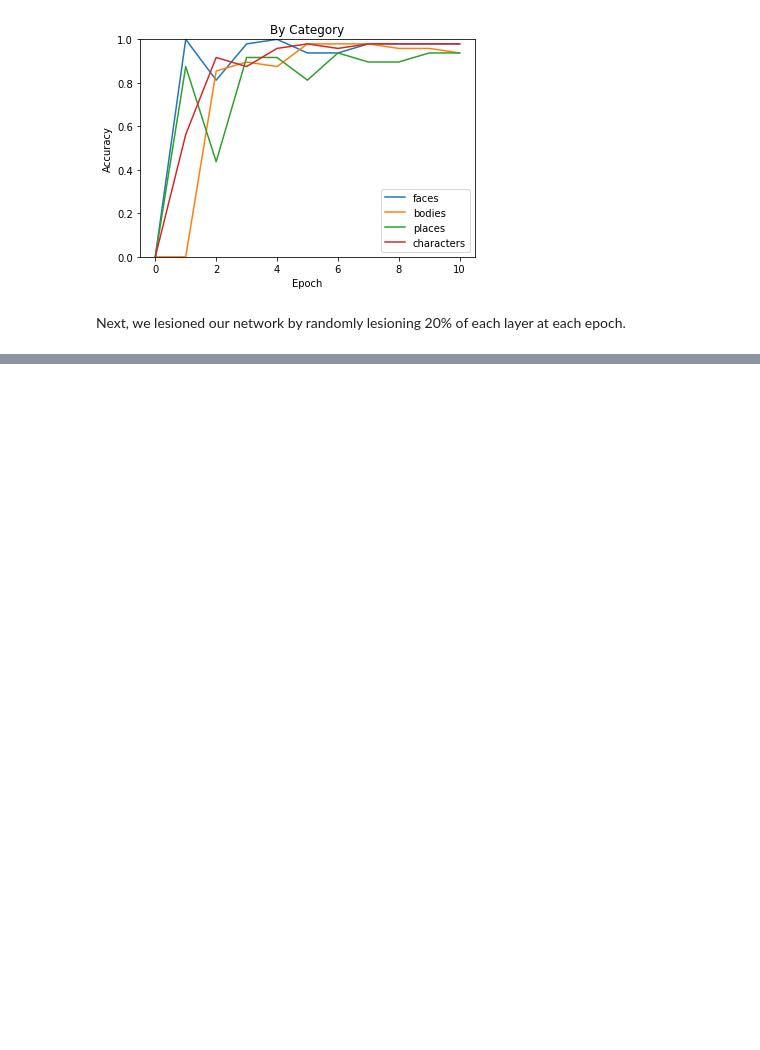
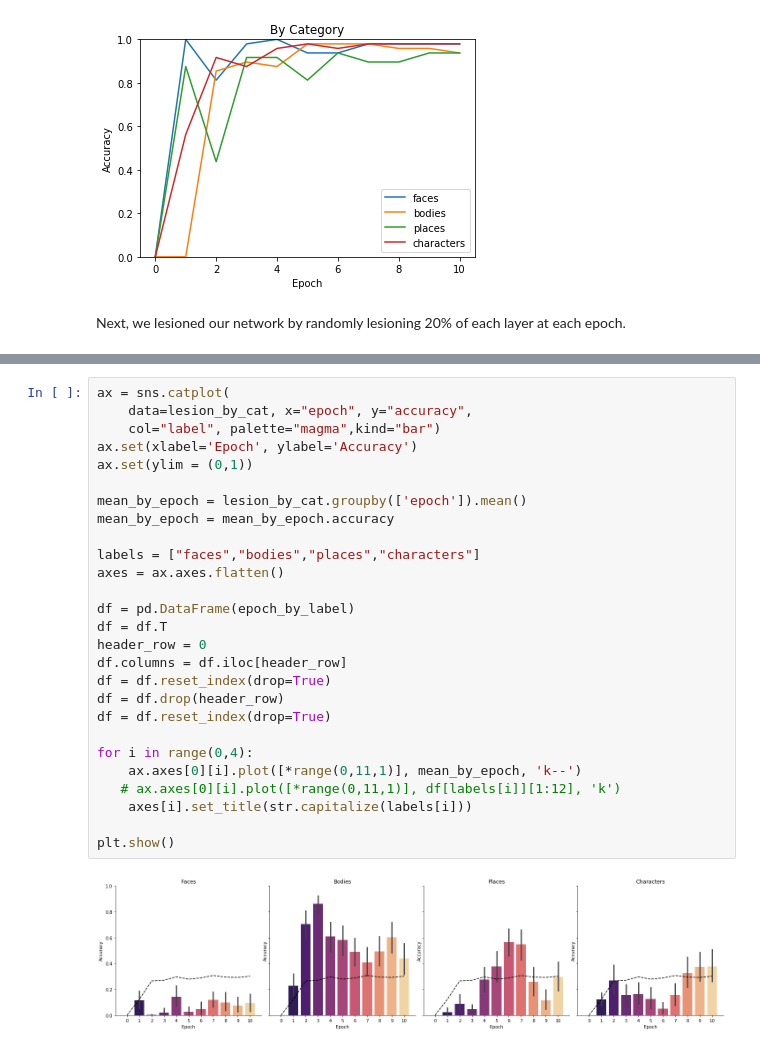
Before and after one commit to violetxi/PSYCH250FinalProject, a Jupyter notebook: writeup/writeup.ipynb, the cells around one changed output, grey strips where cells are left out. Saved outputs shown, nothing was run; the diff lists cells and outputs as text; blank space fills up the shorter version.

```diff
--- a/writeup/writeup.ipynb
+++ b/writeup/writeup.ipynb
@@ -112,0 +132,29 @@ Next, we wanted to check whether lesioning differentially affected classificatio
+# %%
+ax = sns.catplot(
+    data=lesion_by_cat, x="epoch", y="accuracy",
+    col="label", palette="magma",kind="bar")
+ax.set(xlabel='Epoch', ylabel='Accuracy')
+ax.set(ylim = (0,1))
+
+mean_by_epoch = lesion_by_cat.groupby(['epoch']).mean()
+mean_by_epoch = mean_by_epoch.accuracy
+
+labels = ["faces","bodies","places","characters"]
+axes = ax.axes.flatten()
+
+df = pd.DataFrame(epoch_by_label)
+df = df.T
+header_row = 0
+df.columns = df.iloc[header_row]
+df = df.reset_index(drop=True)
+df = df.drop(header_row)
+df = df.reset_index(drop=True)
+
+for i in range(0,4):
+    ax.axes[0][i].plot([*range(0,11,1)], mean_by_epoch, 'k--')
+   # ax.axes[0][i].plot([*range(0,11,1)], df[labels[i]][1:12], 'k')
+    axes[i].set_title(str.capitalize(labels[i]))
+
+plt.show()
+# %% [output]
+[figure, added]
```
Also changed, not shown: parts of 24 cells of this notebook, 2 other files.
